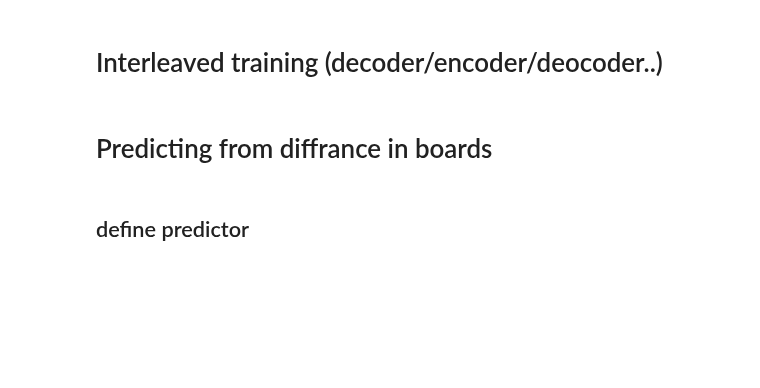
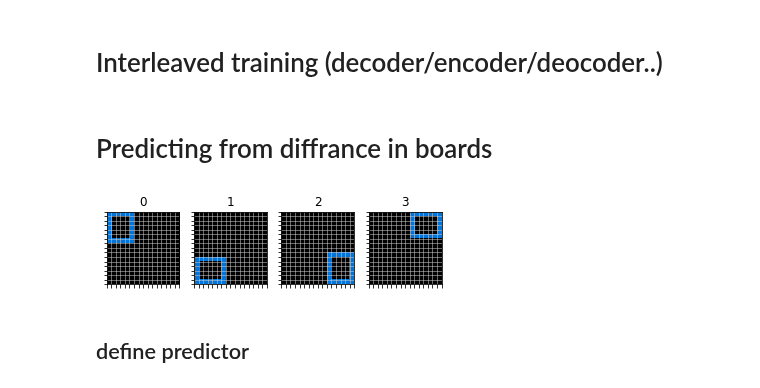
Before and after one commit to omerhac/arc_challenge, a Jupyter notebook: arc_advanced_notebook.ipynb, the cells around one changed output. Saved outputs shown, nothing was run; the diff lists cells and outputs as text; code cells hidden in the pictures; blank space fills up the shorter version.

```diff
--- a/arc_advanced_notebook.ipynb
+++ b/arc_advanced_notebook.ipynb
@@ -1010,18 +1019,23 @@ for i in range(EPOCHS):
 # %%
 task_training_input, task_training_output, task_test_input, task_test_output = get_task_boards(training_tasks[0], pad=pad, divide_sets=True)
 # %%
+EXAMPLE = 99
 # toy dataset (x is the dataset for the siamese networks)
-anchor = x[0][0]
-rotate_once_anchor = x[1][1]
-rotate_twice_anchor = x[1][2]
+anchor = x[0][EXAMPLE]
+rotate_once_anchor = x[1][EXAMPLE + 1]
+rotate_twice_anchor = x[1][EXAMPLE + 2]
+rotate_three_anchor = x[1][EXAMPLE + 3]
 
-toy = np.stack([anchor, rotate_once_anchor, rotate_twice_anchor])
+toy = np.stack([anchor, rotate_once_anchor, rotate_twice_anchor, rotate_three_anchor])
 
 # plot
-fig, axs = plt.subplots(1,3)
-plot_board(plotting_shape_board(anchor), axs[0])
-plot_board(plotting_shape_board(rotate_once_anchor), axs[1])
-plot_board(plotting_shape_board(rotate_twice_anchor), axs[2])
+fig, axs = plt.subplots(1,4)
+plot_board(plotting_shape_board(anchor), axs[0], title='0')
+plot_board(plotting_shape_board(rotate_once_anchor), axs[1], title='1')
+plot_board(plotting_shape_board(rotate_twice_anchor), axs[2], title='2')
+plot_board(plotting_shape_board(rotate_three_anchor), axs[3], title='3')
+# %% [output]
+[figure, added]
 # %% [markdown]
 ## define predictor
 # %%
```
Also changed, not shown: parts of 14 cells of this notebook.
